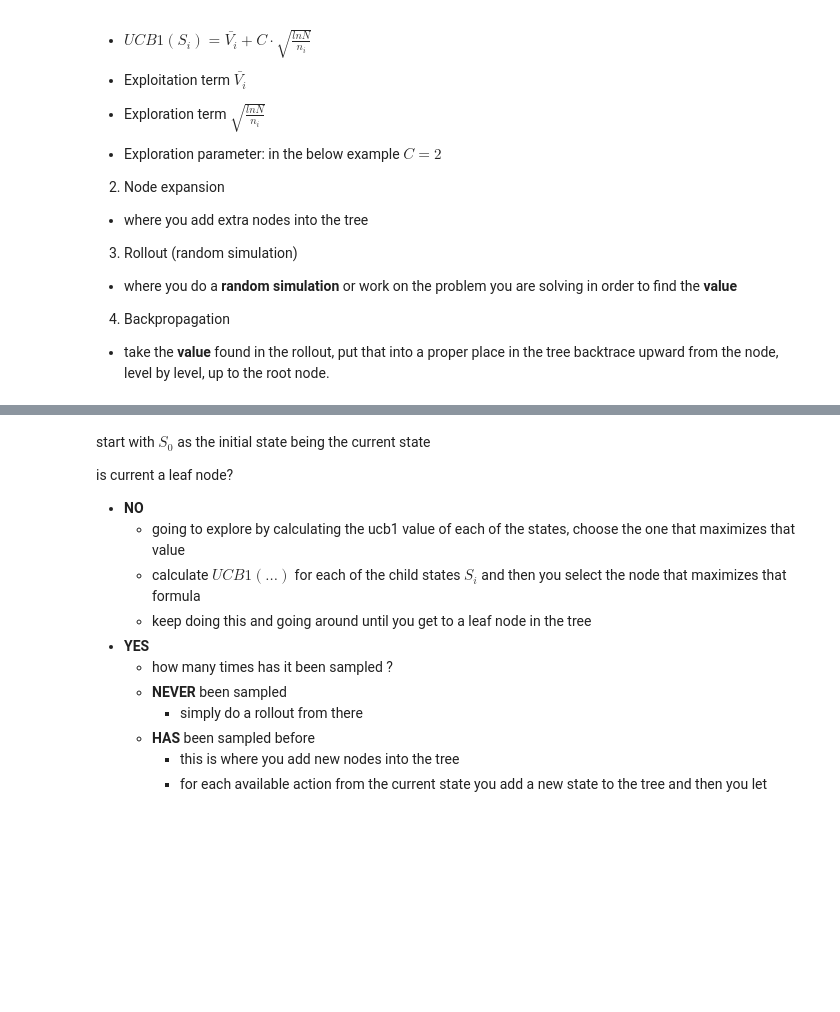
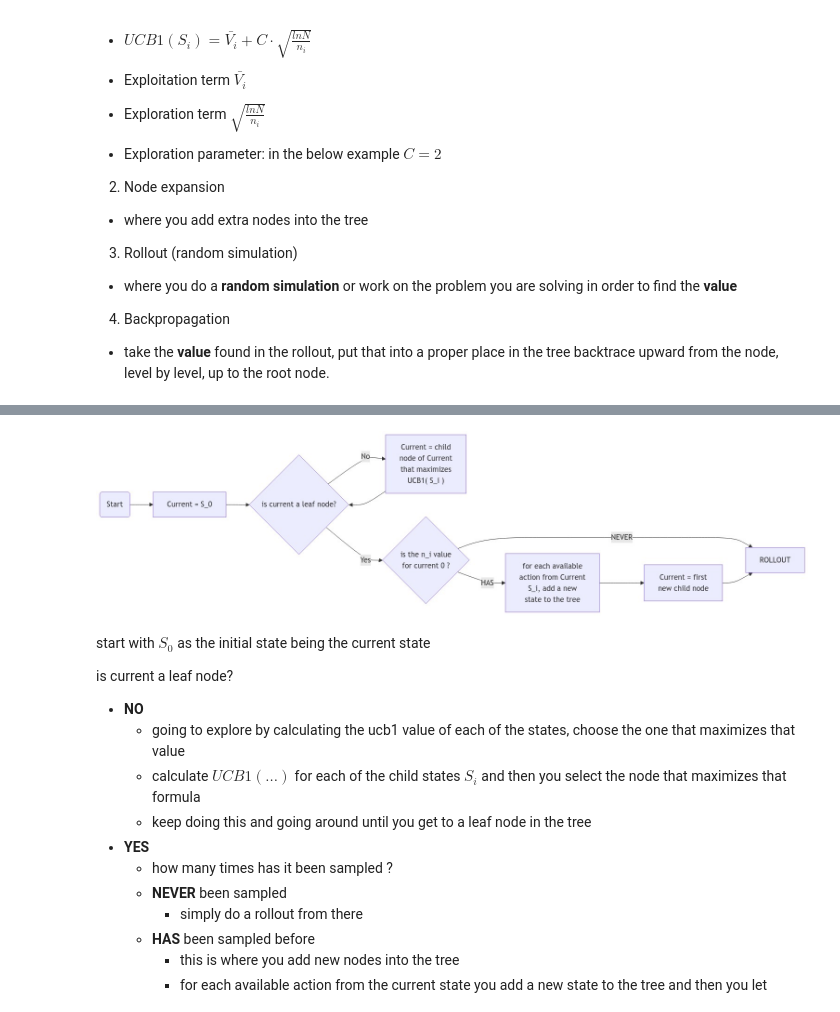
Before and after one commit to Erickrus/leetcode, a Jupyter notebook: MCTS.ipynb, the cells around one changed output, grey strips where cells are left out. Cells and saved outputs as stored; diff of their text form; code cells hidden in the pictures; blank space fills up the shorter version.

```diff
--- a/MCTS.ipynb
+++ b/MCTS.ipynb
@@ -8,23 +8,28 @@
 
 import base64
 import io
+import os
 import requests
 import IPython
 
+
+from IPython.display import display
+from PIL import Image
+
 def mermaid(graph):
-  mermaidInkUrl = 'https://mermaid.ink/svg/'
-  display(
-    IPython.display.HTML(
-      io.BytesIO( # generate svg on the fly
-        requests.get(
-          mermaidInkUrl +
-          base64.b64encode(
-            graph.encode('ascii')
-          ).decode("ascii")
-        ).content
-      ).read().decode('utf-8')
-    )
-  )
+  mermaidInkUrl = 'https://mermaid.ink/img/'
+  b = requests.get(
+      mermaidInkUrl +
+      base64.b64encode(
+        graph.encode('ascii')
+      ).decode("ascii")
+    ).content
+
+  with open("mermaid.png", "wb") as f:
+    f.write(b)
+
+  display(Image.open("mermaid.png"))
+  os.remove("mermaid.png")
 # %% [markdown]
 This implementation is based on John Levine's tutorial on youtube: https://www.youtube.com/watch?v=UXW2yZndl7U
 # %% [markdown]
@@ -53,15 +58,6 @@ Monte Carlo Tree Search works in 4 phases
 #@title flow chart
 #@markdown step 1, 2 flow chart
 mermaid('''flowchart LR
-    style Start fill:#fff
-    style CurrentS0 fill:#fff
-    style IsCurrentALeafNode fill:#fff
-    style AssignCurrentChildNode fill:#fff
-    style IsTheValueForCurrent0 fill:#fff
-    style Rollout fill:#fff
-    style ExpandTheTree fill:#fff
-    style AssignCurrentNode fill:#fff
-
     Start("Start") --> CurrentS0["Current = S_0 "]
     CurrentS0 --> IsCurrentALeafNode{"is current a leaf node?"}
     IsCurrentALeafNode --> |No| AssignCurrentChildNode["Current = child<br/>node of Current<br/>that maximizes<br/> UCB1(  S_i  ) "]
@@ -76,3 +71,4 @@ mermaid('''flowchart LR
+[figure, added]
 # %% [markdown]
 start with $S_0$ as the initial state being the current state
 
```
Also changed, not shown: parts of 1 cell of this notebook.
